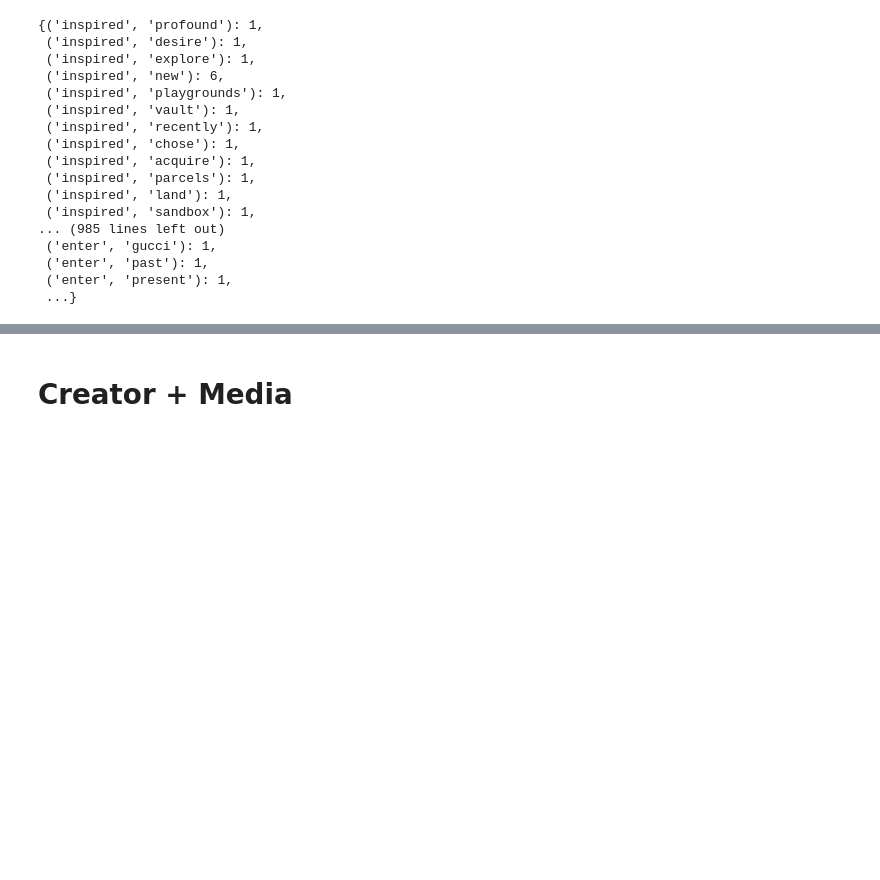
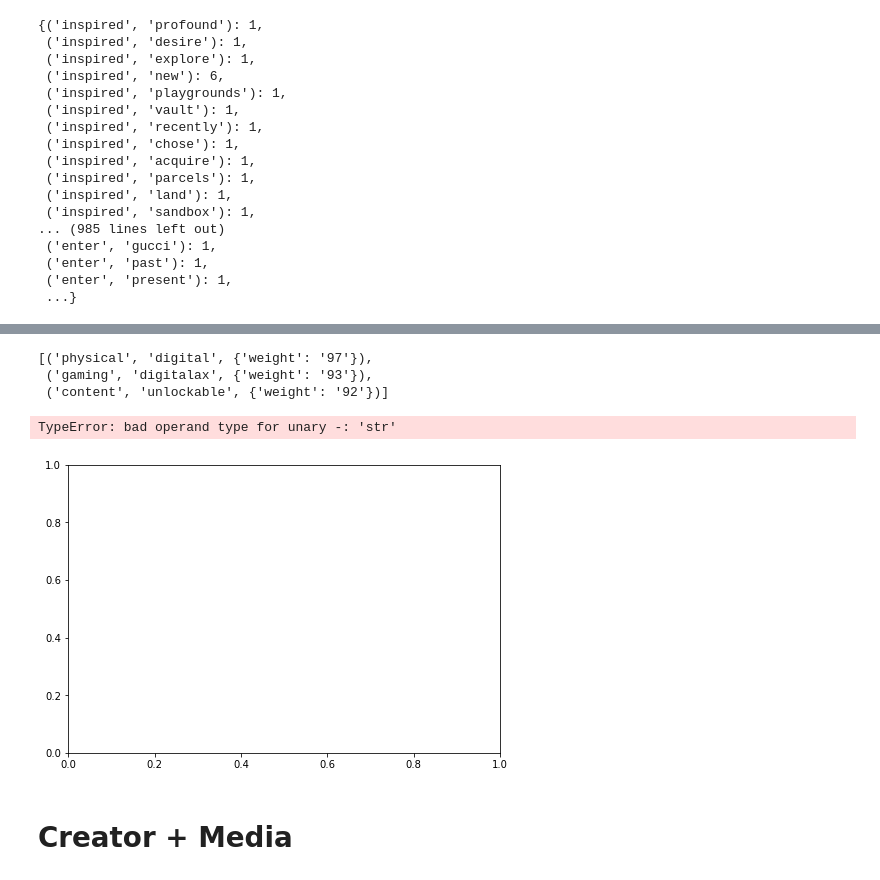
Before and after one commit to avanthikaa2019/is434_project, a Jupyter notebook: tweet text co-occ parveen try.ipynb, the cells around one changed output, grey strips where cells are left out. Saved outputs shown, nothing was run; the diff lists cells and outputs as text; code cells hidden in the pictures; blank space fills up the shorter version.

```diff
--- a/tweet text co-occ parveen try.ipynb
+++ b/tweet text co-occ parveen try.ipynb
@@ -96,0 +91,9 @@ df
+# %%
+#to_remove=[]
+
+list_comp = []
+
+for x in range(len(df['count'])):
+    if df.iloc[x][1] > 5:
+        to_add = [df.iloc[x][2], df.iloc[x][3], str(df.iloc[x][1])]
+        list_comp.append(to_add)
@@ -96,0 +124,16 @@ df
+# %%
+G = nx.Graph()
+G.add_weighted_edges_from(list_comp)
+# %%
+highest_weights = sorted(G.edges(data=True), key=lambda t: t[2].get('weight'),reverse=True)
+highest_weights[:3]
+# %% [output]
+[('physical', 'digital', {'weight': '97'}),
+ ('gaming', 'digitalax', {'weight': '93'}),
+ ('content', 'unlockable', {'weight': '92'})]
+# %%
+edges = G.edges()
+nx.draw(G, with_labels=True, node_size=2000, node_color='r', font_size=10, font_weight='bold')
+# %% [output]
+TypeError: bad operand type for unary -: 'str'
+[figure, added]
```
Also changed, not shown: parts of 5 cells of this notebook, 3 other files.
